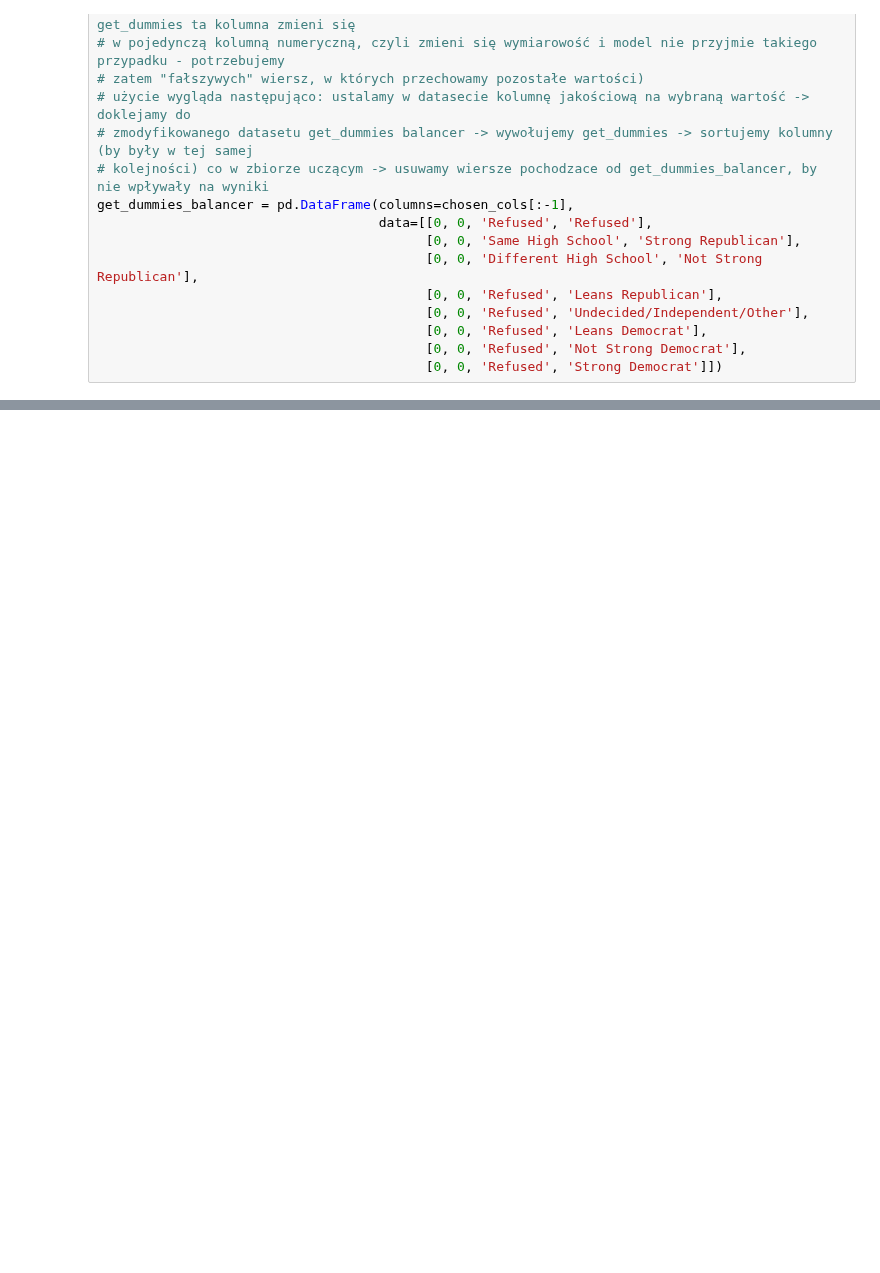
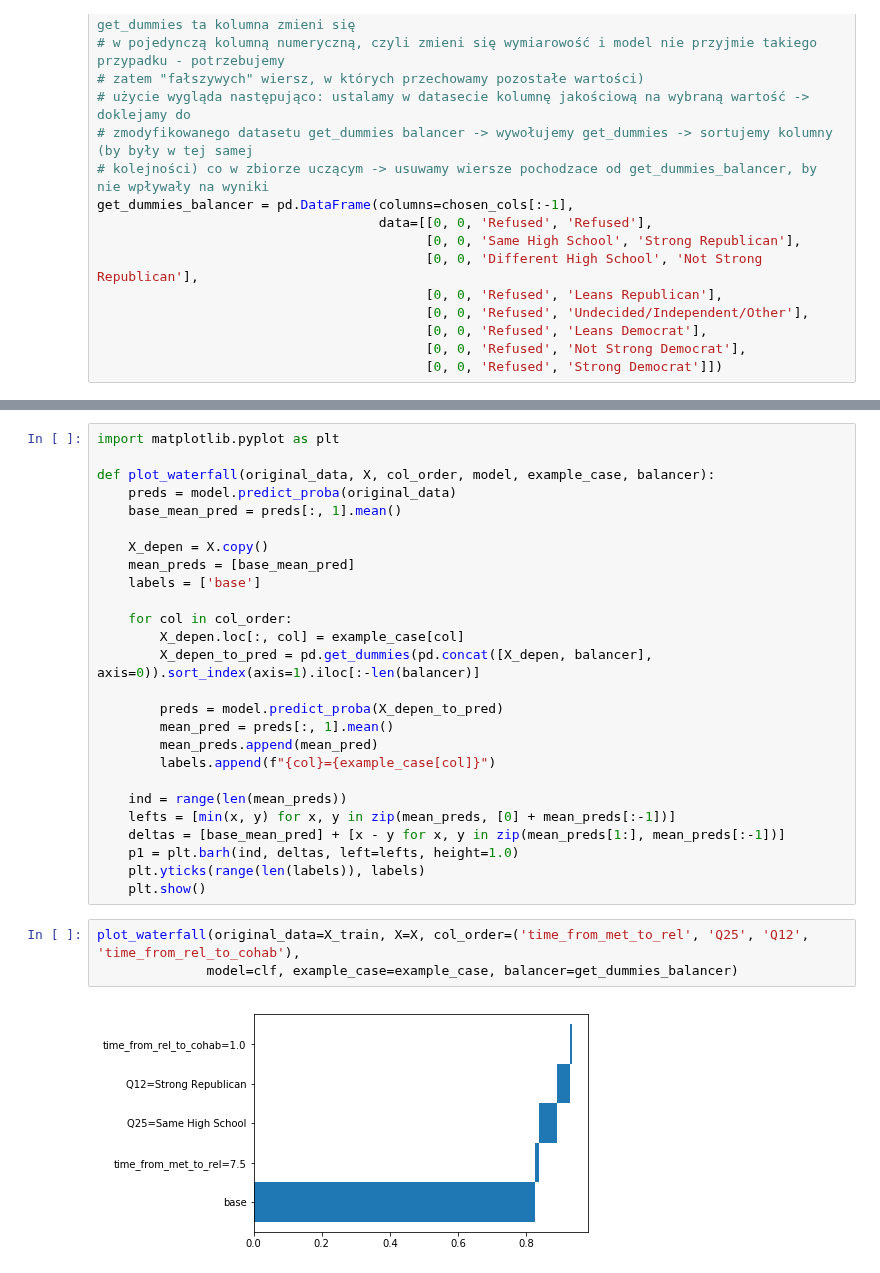
Before and after one commit to pbiecek/InterpretableMachineLearning2018S, a Jupyter notebook: PraceDomowe/PD3/jakub_sieron_pd3.ipynb, the cells around one changed output, grey strips where cells are left out. Saved outputs shown, nothing was run; the diff lists cells and outputs as text; blank space fills up the shorter version.

```diff
--- a/PraceDomowe/PD3/jakub_sieron_pd3.ipynb
+++ b/PraceDomowe/PD3/jakub_sieron_pd3.ipynb
@@ -145,3 +144,34 @@ After fixing time_from_met_to_rel at 7.5 mean prediction = 0.9569024650390102
 
 # Widzimy również, że parametr Q12 o wartości 'Strong Republican' ma bardzo duży wpływ na zwiększenie finalnego
 # wyniku, niezależnie od pozostałych parametrów
+# %%
+import matplotlib.pyplot as plt
+
+def plot_waterfall(original_data, X, col_order, model, example_case, balancer):
+    preds = model.predict_proba(original_data)
+    base_mean_pred = preds[:, 1].mean()
+
+    X_depen = X.copy()
+    mean_preds = [base_mean_pred]
+    labels = ['base']
+
+    for col in col_order:
+        X_depen.loc[:, col] = example_case[col]
+        X_depen_to_pred = pd.get_dummies(pd.concat([X_depen, balancer], axis=0)).sort_index(axis=1).iloc[:-len(balancer)]
+
+        preds = model.predict_proba(X_depen_to_pred)
+        mean_pred = preds[:, 1].mean()
+        mean_preds.append(mean_pred)
+        labels.append(f"{col}={example_case[col]}")
+
+    ind = range(len(mean_preds))
+    lefts = [min(x, y) for x, y in zip(mean_preds, [0] + mean_preds[:-1])]
+    deltas = [base_mean_pred] + [x - y for x, y in zip(mean_preds[1:], mean_preds[:-1])]
+    p1 = plt.barh(ind, deltas, left=lefts, height=1.0)
+    plt.yticks(range(len(labels)), labels)
+    plt.show()
+# %%
+plot_waterfall(original_data=X_train, X=X, col_order=('time_from_met_to_rel', 'Q25', 'Q12', 'time_from_rel_to_cohab'),
+              model=clf, example_case=example_case, balancer=get_dummies_balancer)
+# %% [output]
+[figure, added]
```
Also changed, not shown: parts of 3 cells of this notebook, 1 other file.
